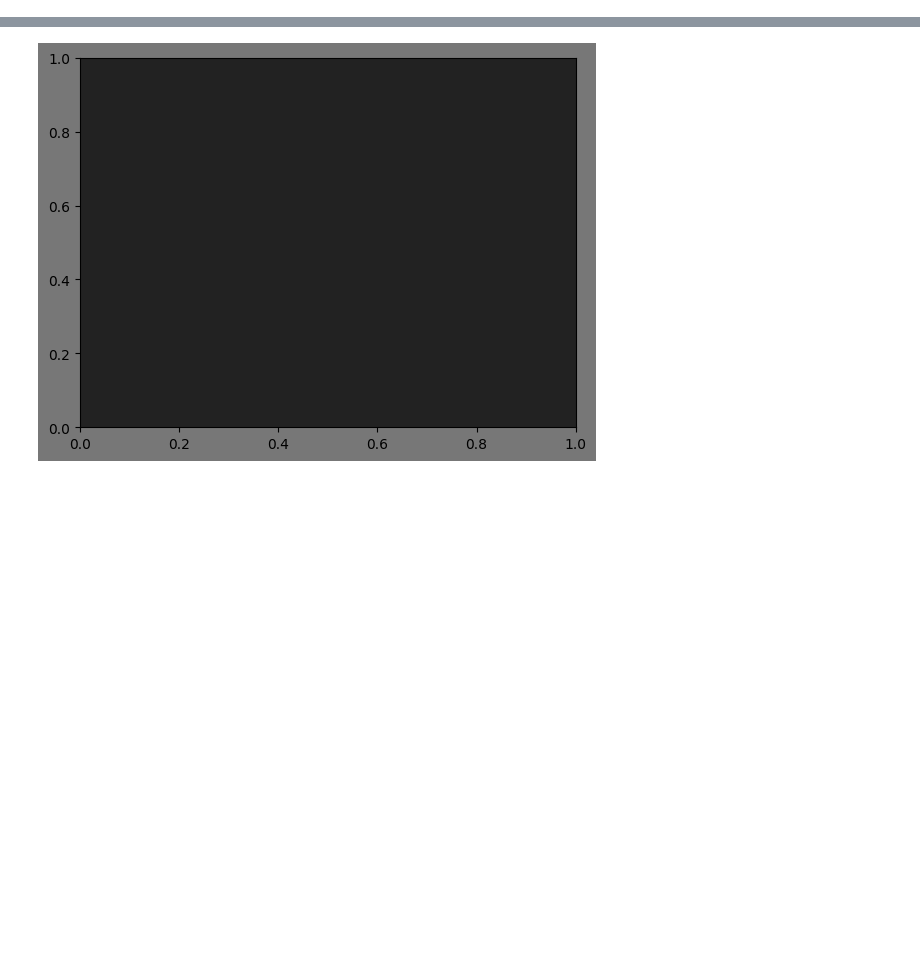
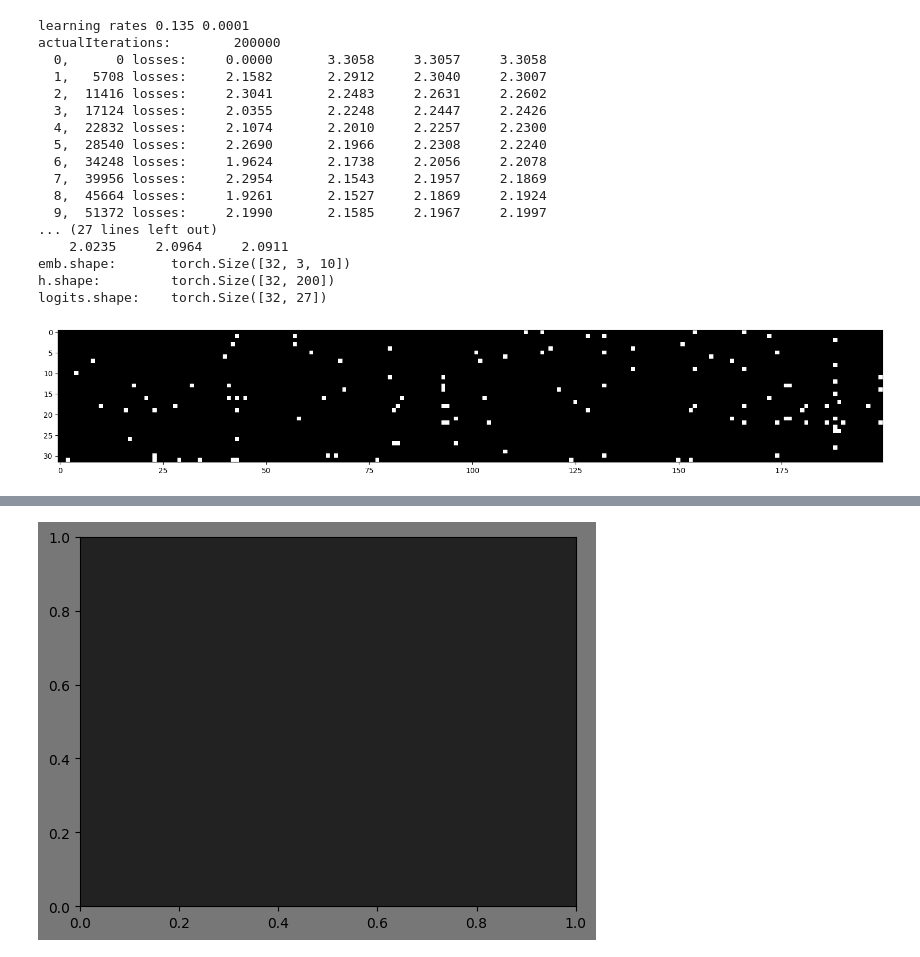
Before and after one commit to michal-minich/makemore-mm, a Jupyter notebook: my2.ipynb, the cells around one changed output, grey strips where cells are left out. Cells and saved outputs as stored; diff of their text form; code cells hidden in the pictures; blank space fills up the shorter version.

```diff
--- a/my2.ipynb
+++ b/my2.ipynb
@@ -166,0 +122,77 @@ logits.shape:    torch.Size([32, 80])
+# %%
+i = 0
+maxIteration = 200_000
+maxRepeat = 36
+maxLr = 0.14
+minLr = 0.0001
+print('learning rates', maxLr, minLr)
+
+actualIterations = min(maxIteration, maxRepeat * math.ceil(trXLength / trainingBatchSize))
+print('actualIterations:\t', actualIterations)
+
+for repeat in range(maxRepeat):
+
+    print(f'{repeat:>3}, {i:>6} losses: {fr.loss.item():>10.4f}   ', end='')
+    printLosses()
+
+    for start in range(0, trXLength, trainingBatchSize):
+
+        if i >= maxIteration:
+            print('break')
+            break;
+
+        end = min(start + trainingBatchSize, trXLength)
+        #miniBatchIxs = torch.arange(start, end)
+        miniBatchIxs = torch.randint(0, trXLength, (trainingBatchSize,), generator=g, device=dvc)
+        fr = forwardPass(np, trX, trY, miniBatchIxs)
+
+        backwardPass(np.all, fr.loss)
+
+        if i == 1:
+            plt.figure(figsize=(20,10))
+            plt.imshow(fr.h.abs() > 0.99, cmap='gray', interpolation='nearest')
+
+        up = updateNet(np.all, i, actualIterations, maxLr, minLr)
+        lrAtIx.append(up.learningRate)
+
+        stepIx.append(i)
+        lossAtIx.append(fr.loss.item())
+        logLossAtIx.append(fr.loss.log10().item())
+
+        #lr = lrs[i].item()
+        #lrAtIx.append(lrs[i].item())
+
+        #if repeat == 0 and i % (trainingBatchSize * 10) == 0:
+        #    print(f'{repeat:>3}, {i:>6} losses: {fr.loss.item():>10.4f}   ')
+
+        #if i % 10_000 == 0:
+        #    print(f'{repeat:>3}, {i:>6} losses: {fr.loss.item():>10.4f}   ')
+
+        i += 1
+
+printLosses()
+
+#bestLr = lrs[findLowestIndex(lossAtIx)].item();
+#print('best learning rate:\t', bestLr)
+print('emb.shape:\t', fr.emb.shape)
+print('h.shape:\t', fr.h.shape)
+print('logits.shape:\t', fr.logits.shape)
+# %% [output]
+learning rates 0.135 0.0001
+actualIterations:        200000
+  0,      0 losses:     0.0000       3.3058     3.3057     3.3058
+  1,   5708 losses:     2.1582       2.2912     2.3040     2.3007
+  2,  11416 losses:     2.3041       2.2483     2.2631     2.2602
+  3,  17124 losses:     2.0355       2.2248     2.2447     2.2426
+  4,  22832 losses:     2.1074       2.2010     2.2257     2.2300
+  5,  28540 losses:     2.2690       2.1966     2.2308     2.2240
+  6,  34248 losses:     1.9624       2.1738     2.2056     2.2078
+  7,  39956 losses:     2.2954       2.1543     2.1957     2.1869
+  8,  45664 losses:     1.9261       2.1527     2.1869     2.1924
+  9,  51372 losses:     2.1990       2.1585     2.1967     2.1997
+... (27 lines left out)
+    2.0235     2.0964     2.0911
+emb.shape:       torch.Size([32, 3, 10])
+h.shape:         torch.Size([32, 200])
+logits.shape:    torch.Size([32, 27])
+[figure, added]
```
Also changed, not shown: parts of 13 cells of this notebook, 1 other file.
